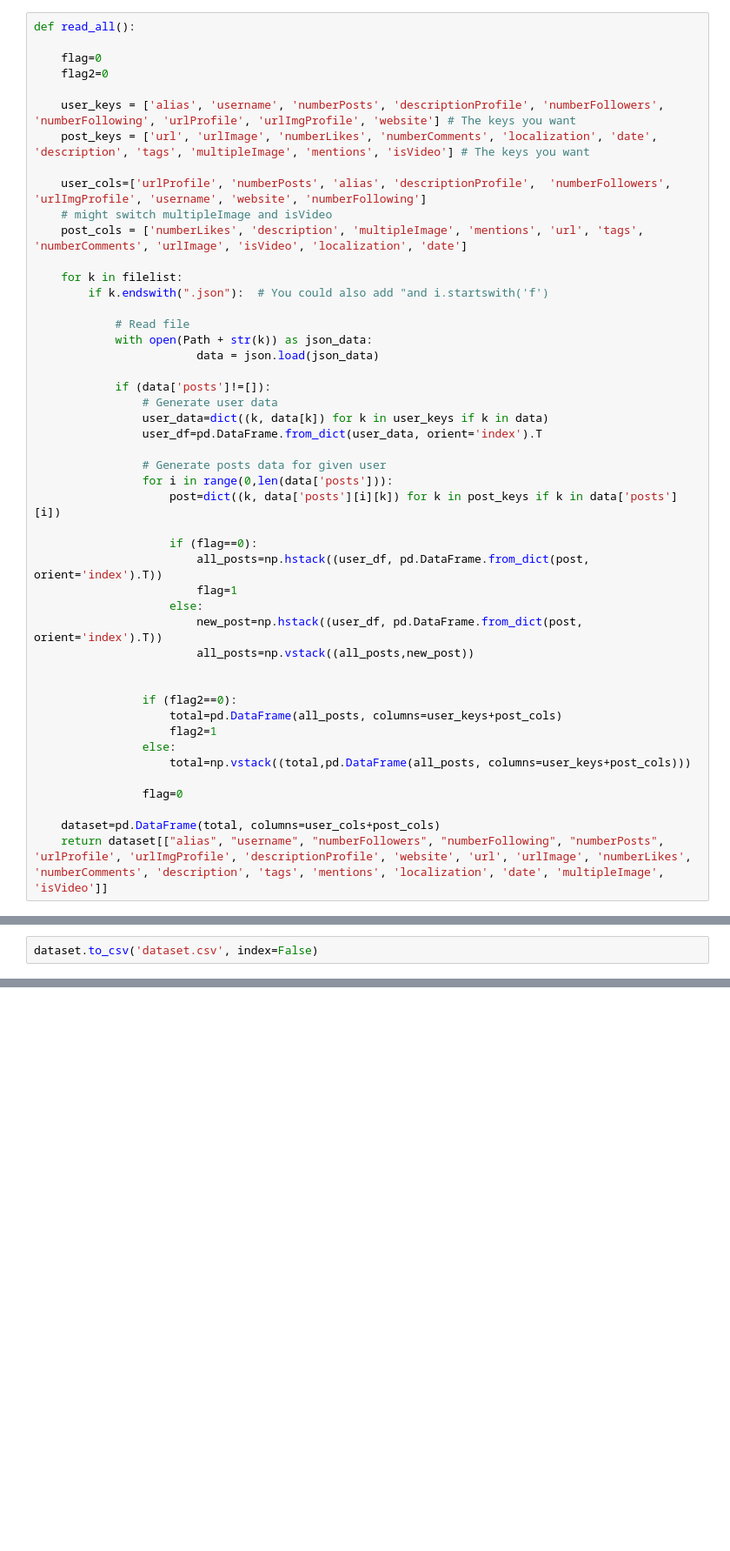
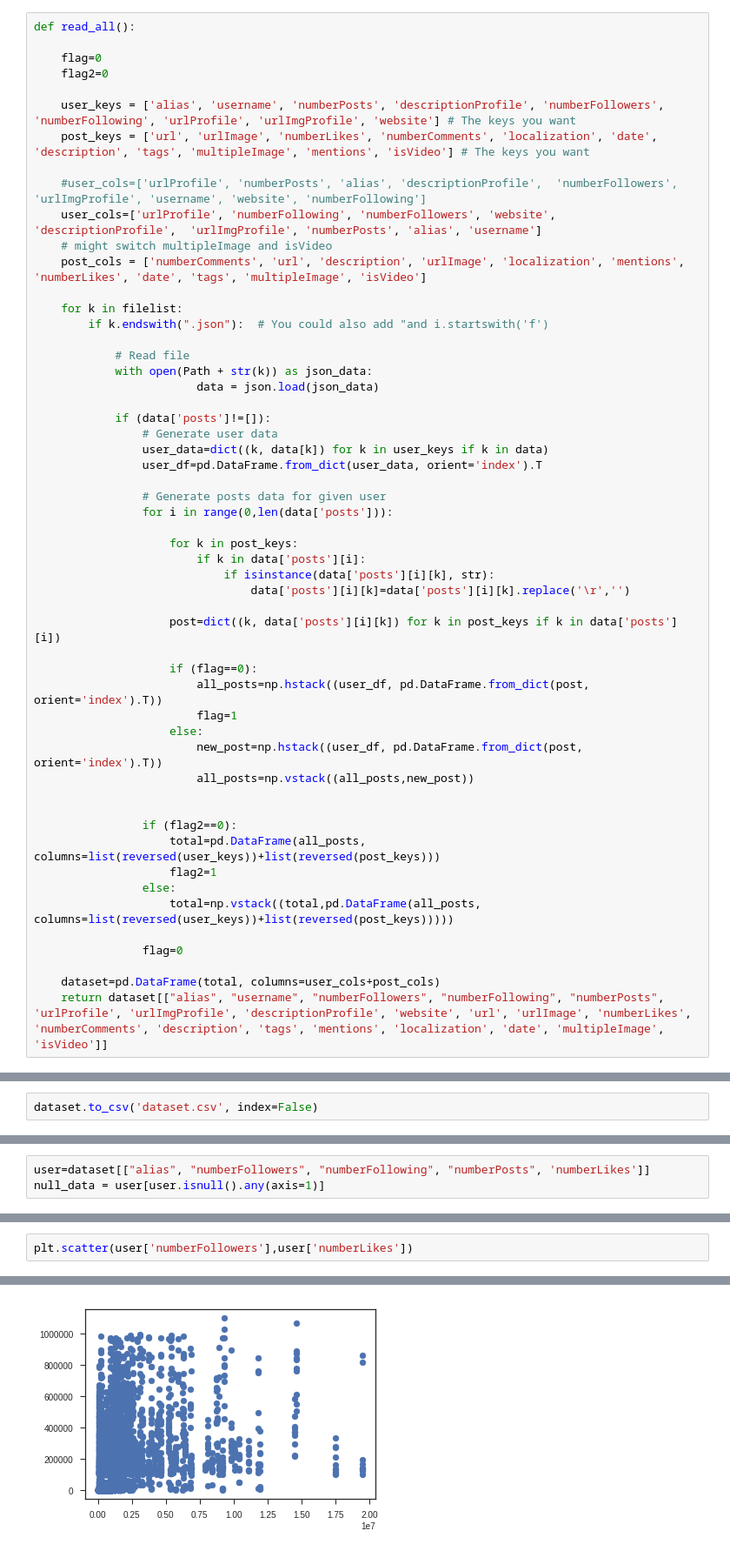
Before and after one commit to gvsi/instagram-like-predictor, a Jupyter notebook: GenerateDataset.ipynb, the cells around one changed output, grey strips where cells are left out. Shown: that part at 87% size. Drawn from its saved outputs; the diff is of its cells as text; blank space fills up the shorter version.

Commit message:
Fixed dataset

```diff
--- a/GenerateDataset.ipynb
+++ b/GenerateDataset.ipynb
@@ -30,9 +30,10 @@ def read_all():
     user_keys = ['alias', 'username', 'numberPosts', 'descriptionProfile', 'numberFollowers', 'numberFollowing', 'urlProfile', 'urlImgProfile', 'website'] # The keys you want
     post_keys = ['url', 'urlImage', 'numberLikes', 'numberComments', 'localization', 'date', 'description', 'tags', 'multipleImage', 'mentions', 'isVideo'] # The keys you want
 
-    user_cols=['urlProfile', 'numberPosts', 'alias', 'descriptionProfile',  'numberFollowers', 'urlImgProfile', 'username', 'website', 'numberFollowing']
+    #user_cols=['urlProfile', 'numberPosts', 'alias', 'descriptionProfile',  'numberFollowers', 'urlImgProfile', 'username', 'website', 'numberFollowing']
+    user_cols=['urlProfile', 'numberFollowing', 'numberFollowers', 'website', 'descriptionProfile',  'urlImgProfile', 'numberPosts', 'alias', 'username']
     # might switch multipleImage and isVideo
-    post_cols = ['numberLikes', 'description', 'multipleImage', 'mentions', 'url', 'tags', 'numberComments', 'urlImage', 'isVideo', 'localization', 'date']
+    post_cols = ['numberComments', 'url', 'description', 'urlImage', 'localization', 'mentions',  'numberLikes', 'date', 'tags', 'multipleImage', 'isVideo']
 
     for k in filelist:
         if k.endswith(".json"):  # You could also add "and i.startswith('f')
@@ -48,6 +49,12 @@ def read_all():
 
                 # Generate posts data for given user
                 for i in range(0,len(data['posts'])):
+
+                    for k in post_keys:
+                        if k in data['posts'][i]:
+                            if isinstance(data['posts'][i][k], str):
+                                data['posts'][i][k]=data['posts'][i][k].replace('\r','')
+
                     post=dict((k, data['posts'][i][k]) for k in post_keys if k in data['posts'][i])
 
                     if (flag==0):
@@ -59,10 +66,10 @@ def read_all():
 
 
                 if (flag2==0):
-                    total=pd.DataFrame(all_posts, columns=user_keys+post_cols)
+                    total=pd.DataFrame(all_posts, columns=list(reversed(user_keys))+list(reversed(post_keys)))
                     flag2=1
                 else:
-                    total=np.vstack((total,pd.DataFrame(all_posts, columns=user_keys+post_cols)))
+                    total=np.vstack((total,pd.DataFrame(all_posts, columns=list(reversed(user_keys))+list(reversed(post_keys)))))
 
                 flag=0
 
@@ -95,0 +82,3 @@ dataset
+# %%
+user=dataset[["alias", "numberFollowers", "numberFollowing", "numberPosts", 'numberLikes']]
+null_data = user[user.isnull().any(axis=1)]
@@ -95,0 +120,3 @@ dataset
+# %%
+plt.scatter(user['numberFollowers'],user['numberLikes'])
+# %% [output]
@@ -95,0 +124 @@ dataset
+[figure, added]
```
Also changed, not shown: parts of 5 cells of this notebook, 1 other file.
